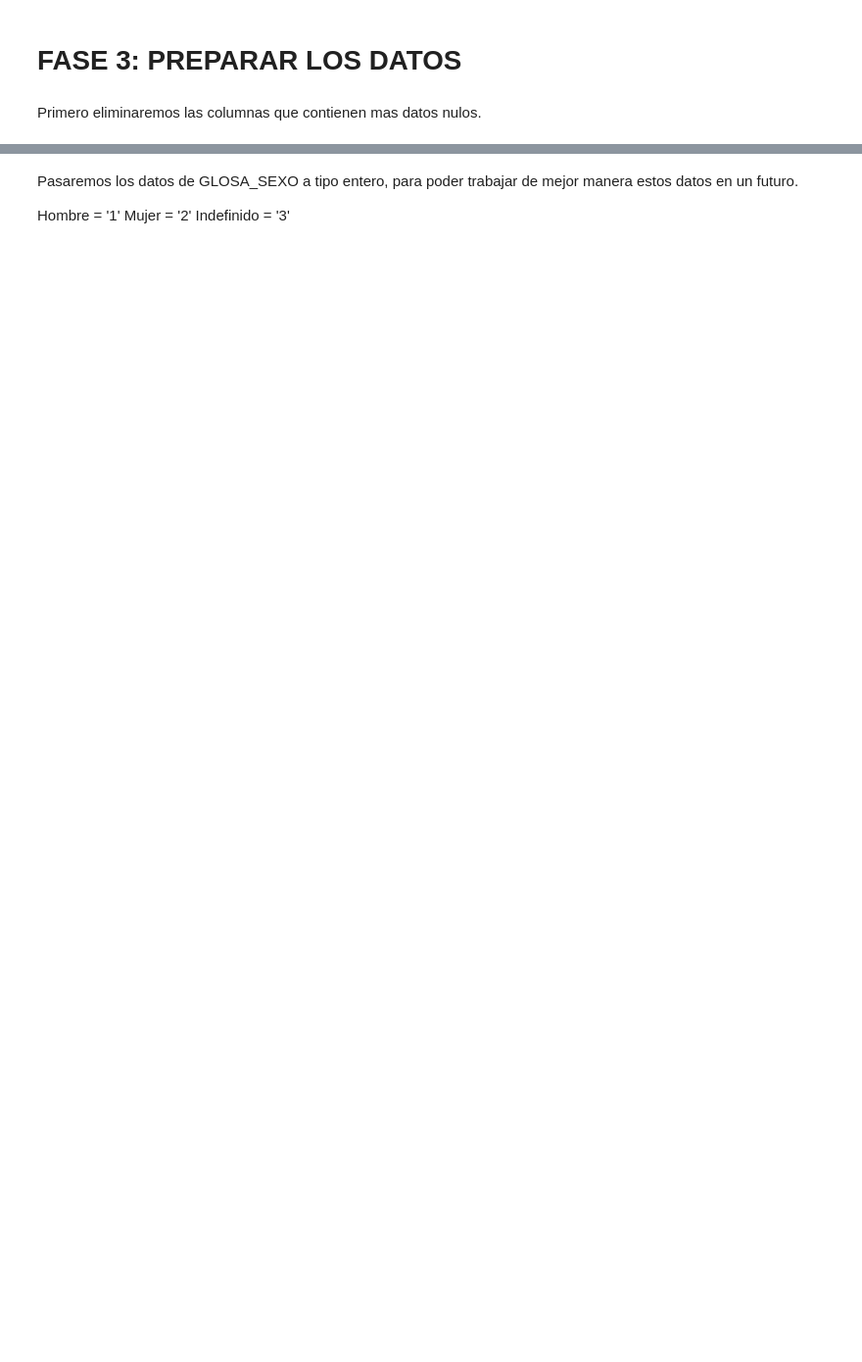
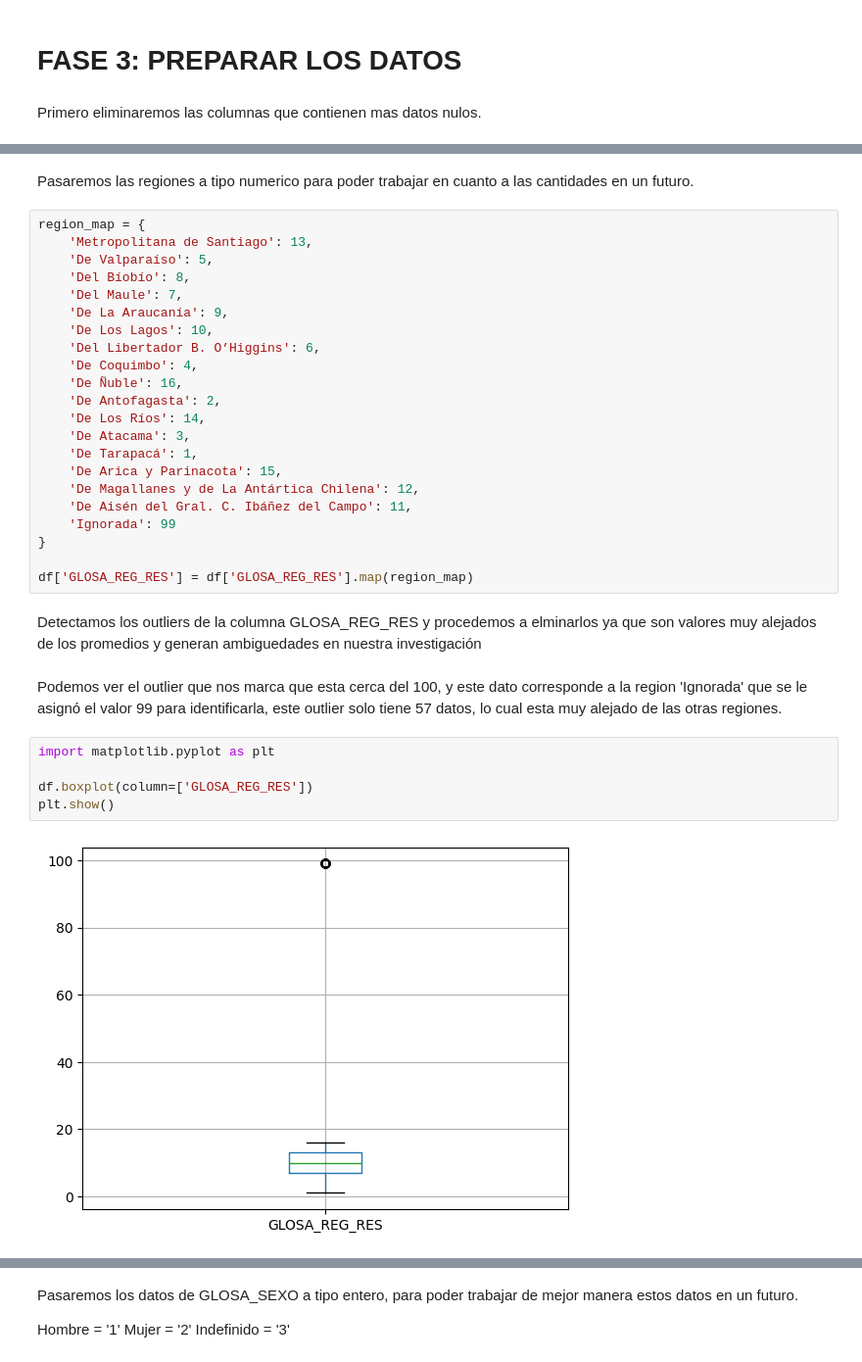
Before and after one commit to TitoD01/DefuncionesKedro, a Jupyter notebook: defuncioneskedro/notebooks/Copia_de_PROYECTO_DEFUNCIONES.ipynb, the cells around one changed output, grey strips where cells are left out. Shown: that part at 98% size. Drawn from its saved outputs; the diff is of its cells as text; blank space fills up the shorter version.

Commit message:
outliers

```diff
--- a/defuncioneskedro/notebooks/Copia_de_PROYECTO_DEFUNCIONES.ipynb
+++ b/defuncioneskedro/notebooks/Copia_de_PROYECTO_DEFUNCIONES.ipynb
@@ -300 +294,36 @@ columnas_a_eliminar = [
 df = df.drop(columns=columnas_a_eliminar, axis=1, errors='ignore')
+# %% [markdown]
+Pasaremos las regiones a tipo numerico para poder trabajar en cuanto a las cantidades en un futuro.
+# %%
+region_map = {
+    'Metropolitana de Santiago': 13,
+    'De Valparaíso': 5,
+    'Del Bíobío': 8,
+    'Del Maule': 7,
+    'De La Araucanía': 9,
+    'De Los Lagos': 10,
+    'Del Libertador B. O’Higgins': 6,
+    'De Coquimbo': 4,
+    'De Ñuble': 16,
+    'De Antofagasta': 2,
+    'De Los Ríos': 14,
+    'De Atacama': 3,
+    'De Tarapacá': 1,
+    'De Arica y Parinacota': 15,
+    'De Magallanes y de La Antártica Chilena': 12,
+    'De Aisén del Gral. C. Ibáñez del Campo': 11,
+    'Ignorada': 99
+}
+
+df['GLOSA_REG_RES'] = df['GLOSA_REG_RES'].map(region_map)
+# %% [markdown]
+Detectamos los outliers de la columna GLOSA_REG_RES y procedemos a elminarlos ya que son valores muy alejados de los promedios y generan ambiguedades en nuestra investigación
+# %% [markdown]
+Podemos ver el outlier que nos marca que esta cerca del 100, y este dato corresponde a la region 'Ignorada' que se le asignó el valor 99 para identificarla, este outlier solo tiene 57 datos, lo cual esta muy alejado de las otras regiones.
+# %%
+import matplotlib.pyplot as plt
+
+df.boxplot(column=['GLOSA_REG_RES'])
+plt.show()
+# %% [output]
+[figure, added]
```
Also changed, not shown: parts of 18 cells of this notebook.
